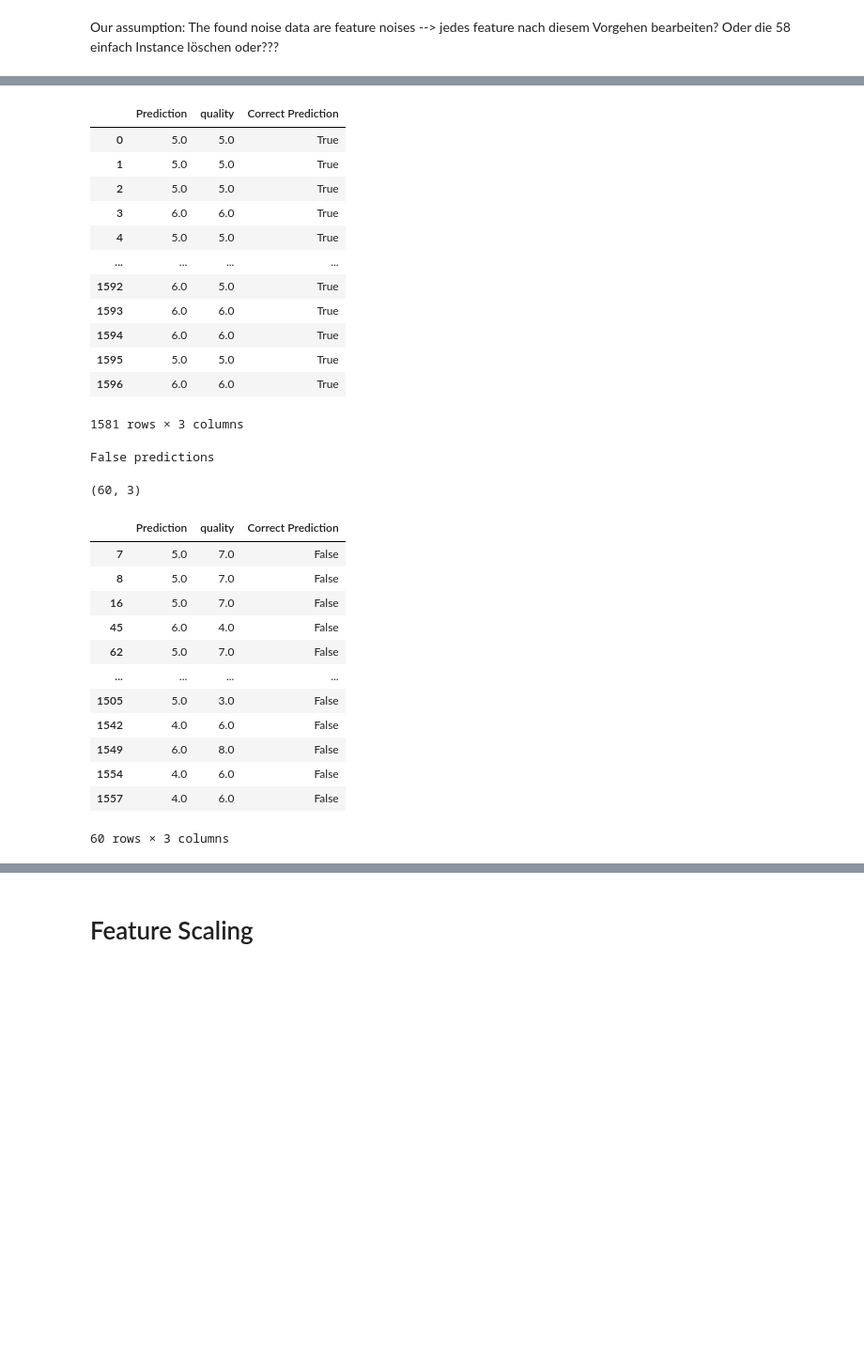
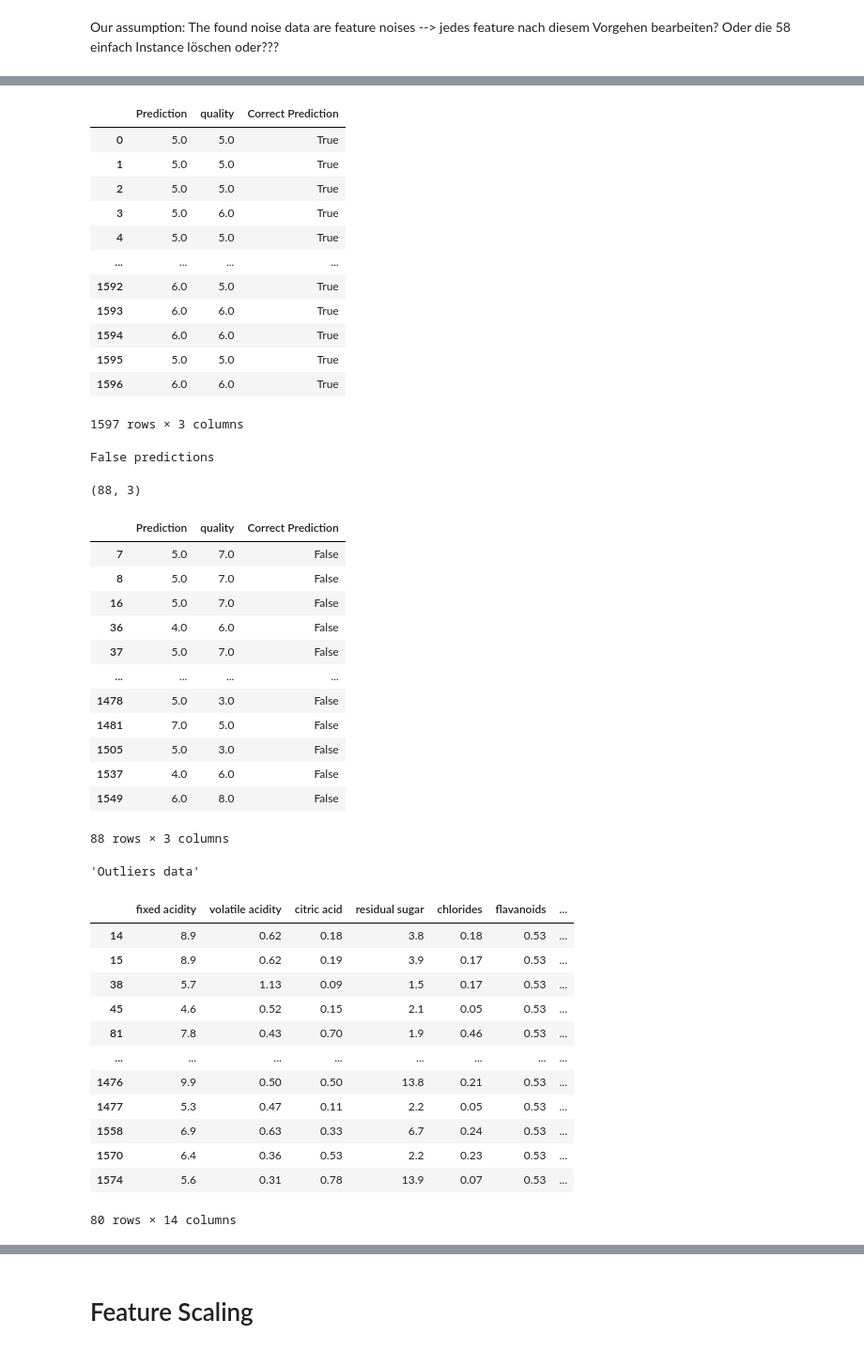
Before and after one commit to proohit/trends-in-ds-team1, a Jupyter notebook: modeling_data_quality_issues_red.ipynb, the cells around one changed output, grey strips where cells are left out. Shown at 94% size. Drawn from its saved outputs; the diff is of its cells as text; code cells hidden in the pictures; blank space fills up the shorter version.

Commit message:
outlier handling, noise identification

```diff
--- a/modeling_data_quality_issues_red.ipynb
+++ b/modeling_data_quality_issues_red.ipynb
@@ -220,17 +220,20 @@ dtype: float64
 # %% [markdown]
 missing values don't seem to have a big effect on information gain and vif
 # %%
-X = wine_red.drop('quality', axis=1)
-y = wine_red['quality']
-score_before = get_logist_regression_score(X,y)
-print('Score before: ', score_before)
-
-selected_features = ['alcohol', 'sulphates', 'citric acid', 'volatile acidity', 'total sulfur dioxide', 'quality']
-wine_red = wine_red[selected_features]
+from datasets import get_logist_regression_kfold_score
 
 X = wine_red.drop('quality', axis=1)
 y = wine_red['quality']
+score_before = get_logist_regression_kfold_score(X,y)
+print('Score before: ', score_before)
 
-score_after = get_logist_regression_score(X,y)
+selected_features = ['fixed acidity','volatile acidity','citric acid','residual sugar','chlorides','free sulfur dioxide','total sulfur dioxide','density','pH','sulphates','magnesium','alcohol','lightness','quality']
+selected_features = ['fixed acidity','citric acid','chlorides','total sulfur dioxide','sulphates','alcohol','quality']
+wine_red_selected = wine_red[selected_features]
+
+X = wine_red_selected.drop('quality', axis=1)
+y = wine_red_selected['quality']
+
+score_after = get_logist_regression_kfold_score(X,y)
 print('Score after: ', score_after)
 # %% [output]
@@ -271,7 +277,7 @@ display(wine_red.shape)
 X = wine_red.drop('quality', axis=1)
 y = wine_red['quality']
 
-iso = IsolationForest(contamination=0.01)
+iso = IsolationForest(contamination=0.05)
 y_out = iso.fit_predict(X)
 
 score_before = get_logist_regression_score(X,y)
@@ -288,7 +294,8 @@ print('Score after: ', score_after)
 # Inliers vs. Outliers
 print("Inliers: ",X_inlier.shape[0],"Outliers:",X_outliers.shape)
 display('Outliers data:', X_outliers)
+display('Inliers data:', X_inlier)
 
-wine_red = X_inlier
-wine_red['quality'] = y_inlier
+# wine_red = X_inlier
+# wine_red['quality'] = y_inlier
 # %% [output]
@@ -359,5 +376,15 @@ delta_result = result[result['Correct Prediction'] == False]
 display(delta_result.shape)
 display(delta_result)
 
+display('Outliers data', X_outliers)
+
+outlier_to_delete = []
+
+for outlier in X_outliers.index:
+    if not outlier in delta_result.index:
+        outlier_to_delete.append(outlier)
+display(outlier_to_delete)
+wine_red.drop(index=outlier_to_delete, inplace=True)
+display(wine_red)
 # handle noise
 # %% [output]
@@ -365,28 +392,42 @@ display(delta_result)
 |  | Prediction | quality | Correct Prediction |
 | 0 | 5.0 | 5.0 | True |
 | 1 | 5.0 | 5.0 | True |
 | 2 | 5.0 | 5.0 | True |
-| 3 | 6.0 | 6.0 | True |
+| 3 | 5.0 | 6.0 | True |
 | 4 | 5.0 | 5.0 | True |
 | ... | ... | ... | ... |
 | 1592 | 6.0 | 5.0 | True |
 | 1593 | 6.0 | 6.0 | True |
 | 1594 | 6.0 | 6.0 | True |
 | 1595 | 5.0 | 5.0 | True |
 | 1596 | 6.0 | 6.0 | True |
-1581 rows × 3 columns
+1597 rows × 3 columns
 False predictions
-(60, 3)
+(88, 3)
 |  | Prediction | quality | Correct Prediction |
 | 7 | 5.0 | 7.0 | False |
 | 8 | 5.0 | 7.0 | False |
 | 16 | 5.0 | 7.0 | False |
-| 45 | 6.0 | 4.0 | False |
-| 62 | 5.0 | 7.0 | False |
+| 36 | 4.0 | 6.0 | False |
+| 37 | 5.0 | 7.0 | False |
 | ... | ... | ... | ... |
+| 1478 | 5.0 | 3.0 | False |
+| 1481 | 7.0 | 5.0 | False |
 | 1505 | 5.0 | 3.0 | False |
-| 1542 | 4.0 | 6.0 | False |
+| 1537 | 4.0 | 6.0 | False |
 | 1549 | 6.0 | 8.0 | False |
-| 1554 | 4.0 | 6.0 | False |
-| 1557 | 4.0 | 6.0 | False |
-60 rows × 3 columns
+88 rows × 3 columns
+'Outliers data'
+|  | fixed acidity | volatile acidity | citric acid | residual sugar | chlorides | flavanoids | ... |
+| 14 | 8.9 | 0.62 | 0.18 | 3.8 | 0.18 | 0.53 | ... |
+| 15 | 8.9 | 0.62 | 0.19 | 3.9 | 0.17 | 0.53 | ... |
+| 38 | 5.7 | 1.13 | 0.09 | 1.5 | 0.17 | 0.53 | ... |
+| 45 | 4.6 | 0.52 | 0.15 | 2.1 | 0.05 | 0.53 | ... |
+| 81 | 7.8 | 0.43 | 0.70 | 1.9 | 0.46 | 0.53 | ... |
+| ... | ... | ... | ... | ... | ... | ... | ... |
+| 1476 | 9.9 | 0.50 | 0.50 | 13.8 | 0.21 | 0.53 | ... |
+| 1477 | 5.3 | 0.47 | 0.11 | 2.2 | 0.05 | 0.53 | ... |
+| 1558 | 6.9 | 0.63 | 0.33 | 6.7 | 0.24 | 0.53 | ... |
+| 1570 | 6.4 | 0.36 | 0.53 | 2.2 | 0.23 | 0.53 | ... |
+| 1574 | 5.6 | 0.31 | 0.78 | 13.9 | 0.07 | 0.53 | ... |
+80 rows × 14 columns
```
Also changed, not shown: parts of 7 cells of this notebook, 1 other file.
